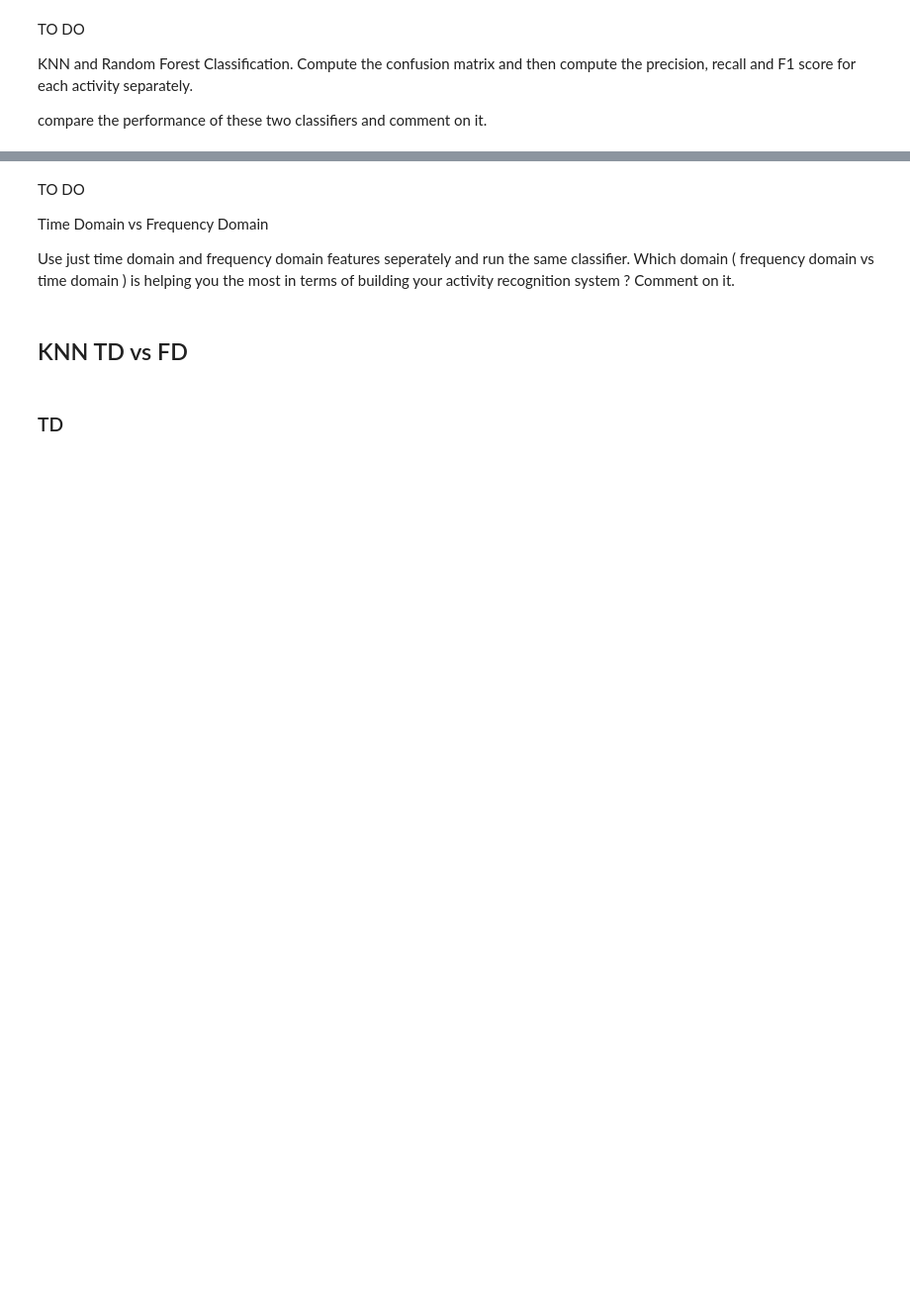
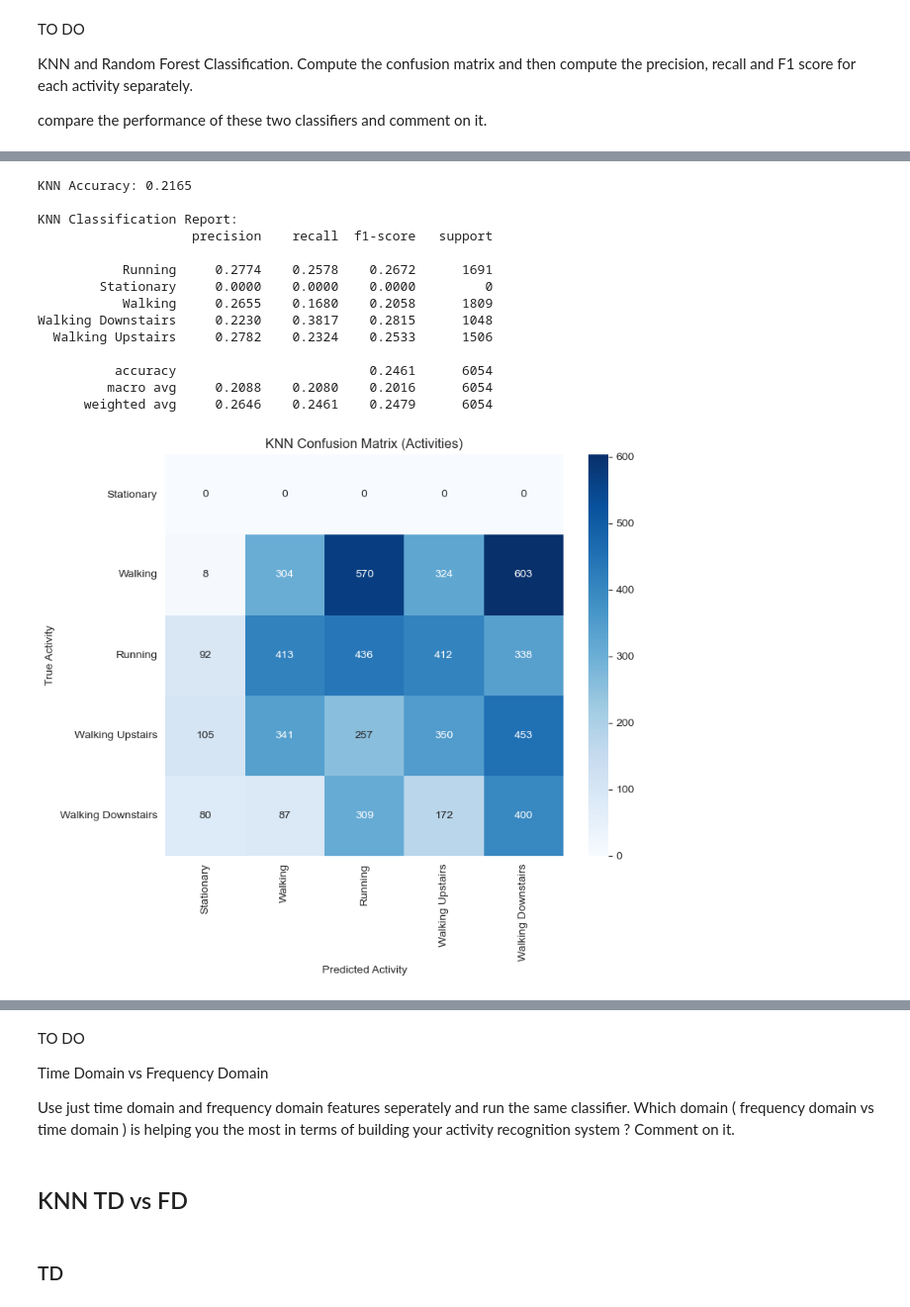
Before and after one commit to ConanMinihan/HumanActivityRecognition, a Jupyter notebook: A2_python.ipynb, the cells around one changed output, grey strips where cells are left out. Shown at 99% size. Cells and saved outputs as stored; diff of their text form; code cells hidden in the pictures; blank space fills up the shorter version.

```diff
--- a/A2_python.ipynb
+++ b/A2_python.ipynb
@@ -299,6 +319,7 @@ for i in range(0, df_train.shape[0] - window_size, step_size):
     z_list_train.append(window['accel_z'].values)
     b_list_train.append(window['y_bar'].values)
     train_labels.append(stats.mode(window['label'], keepdims=True)[0][0])
+    train_participants.append(window["user"].mode()[0])
 train_labels
 # %% [output]
 [1.0,
@@ -328,6 +349,7 @@ for i in range(0, df_test.shape[0] - window_size, step_size):
     z_list_test.append(window['accel_z'].values)
     b_list_test.append(window['y_bar'].values)
     test_labels.append(stats.mode(window['label'], keepdims=True)[0][0])
+    test_participants.append(window['user'].mode()[0])
 test_labels
 # %% [output]
 [2.0,
@@ -780,6 +651,10 @@ activity_map = {
 # Clean and prepare data for KNN
 X_train_knn = X_train.replace([np.inf, -np.inf], np.nan).fillna(0)
 X_test_knn  = X_test.replace([np.inf, -np.inf], np.nan).fillna(0)
+
+#Drop participant column for KNN
+X_train_knn = X_train_knn.drop(columns=["participant"], errors="ignore")
+X_test_knn = X_test_knn.drop(columns=["participant"], errors="ignore")
 
 # Align y to X (ensures same indices and lengths)
 y_train_knn = y_train.loc[X_train_knn.index]
@@ -800,31 +675,47 @@ print(f"\nKNN Accuracy: {acc_knn:.4f}\n")
 y_test_named = y_test_knn.map(activity_map)
 y_pred_named = pd.Series(y_pred_knn).map(activity_map)
 
 # Ensure consistent types (remove NaNs and cast to string)
 mask = y_test_named.notna() & y_pred_named.notna()
 y_test_named = y_test_named[mask].astype(str)
 y_pred_named = y_pred_named[mask].astype(str)
 
 print("KNN Classification Report:")
 print(classification_report(y_test_named, y_pred_named, digits=4))
 
 # Confusion Matrix
 labels_ordered = list(activity_map.values())
 conf_mat_knn = confusion_matrix(y_test_named, y_pred_named, labels=labels_ordered)
 
 # Visualize Confusion Matrix
 plt.figure(figsize=(8, 7))
 sns.heatmap(
     conf_mat_knn,
     annot=True,
     fmt='d',
     cmap="Blues",
     xticklabels=labels_ordered,
     yticklabels=labels_ordered
 )
 plt.title("KNN Confusion Matrix (Activities)")
 plt.xlabel("Predicted Activity")
 plt.ylabel("True Activity")
 plt.tight_layout()
 plt.show()
+# %% [output]
+KNN Accuracy: 0.2165
+
+KNN Classification Report:
+                    precision    recall  f1-score   support
+
+           Running     0.2774    0.2578    0.2672      1691
+        Stationary     0.0000    0.0000    0.0000         0
+           Walking     0.2655    0.1680    0.2058      1809
+Walking Downstairs     0.2230    0.3817    0.2815      1048
+  Walking Upstairs     0.2782    0.2324    0.2533      1506
+
+          accuracy                         0.2461      6054
+         macro avg     0.2088    0.2080    0.2016      6054
+      weighted avg     0.2646    0.2461    0.2479      6054
+[figure, added]
 # %%
```
Also changed, not shown: parts of 24 cells of this notebook.
